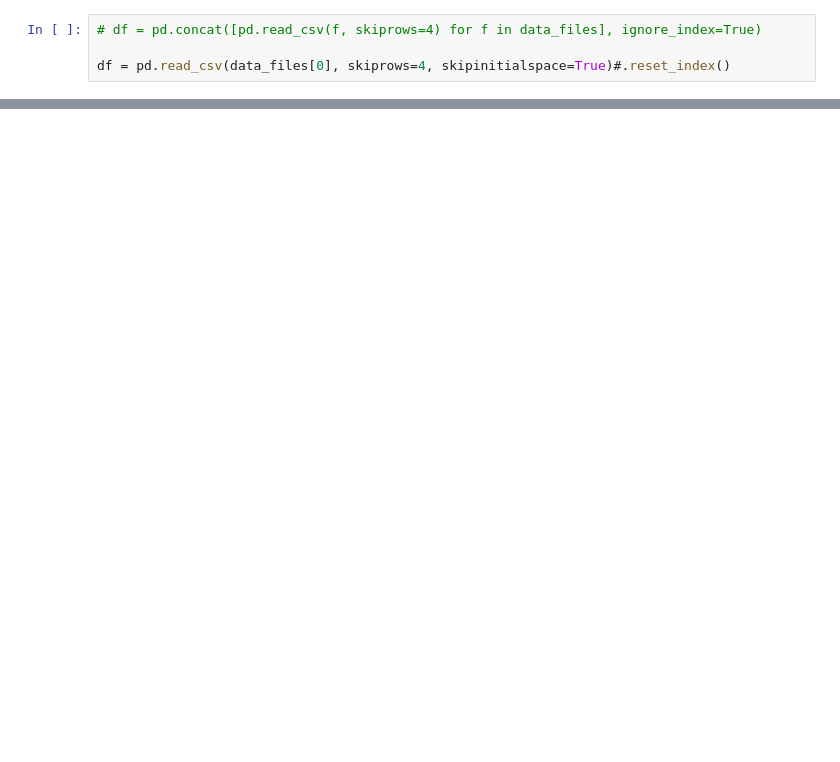
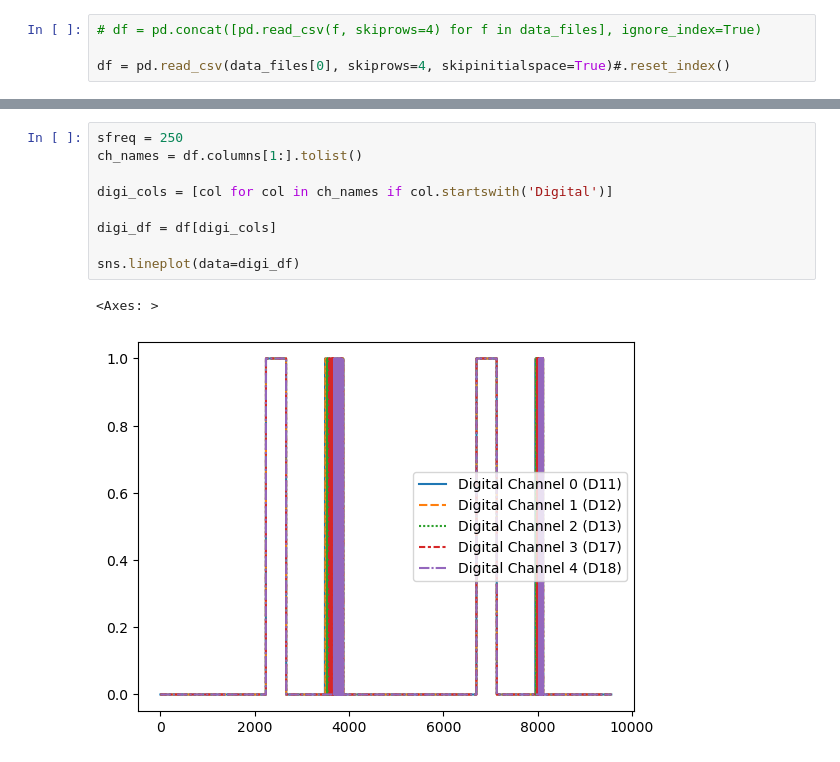
Before and after one commit to SURGE-NeuroTech-Club/p3-battle-ships, a Jupyter notebook: EEG_Analysis/trigger_code_check.ipynb, the cells around one changed output, grey strips where cells are left out. Saved outputs shown, nothing was run; the diff lists cells and outputs as text; blank space fills up the shorter version.

```diff
--- a/EEG_Analysis/trigger_code_check.ipynb
+++ b/EEG_Analysis/trigger_code_check.ipynb
@@ -19,0 +32,12 @@ df = pd.read_csv(data_files[0], skiprows=4, skipinitialspace=True)#.reset_index(
+# %%
+sfreq = 250
+ch_names = df.columns[1:].tolist()
+
+digi_cols = [col for col in ch_names if col.startswith('Digital')]
+
+digi_df = df[digi_cols]
+
+sns.lineplot(data=digi_df)
+# %% [output]
+<Axes: >
+[figure, added]
```
Also changed, not shown: parts of 17 cells of this notebook, 4 other files.
